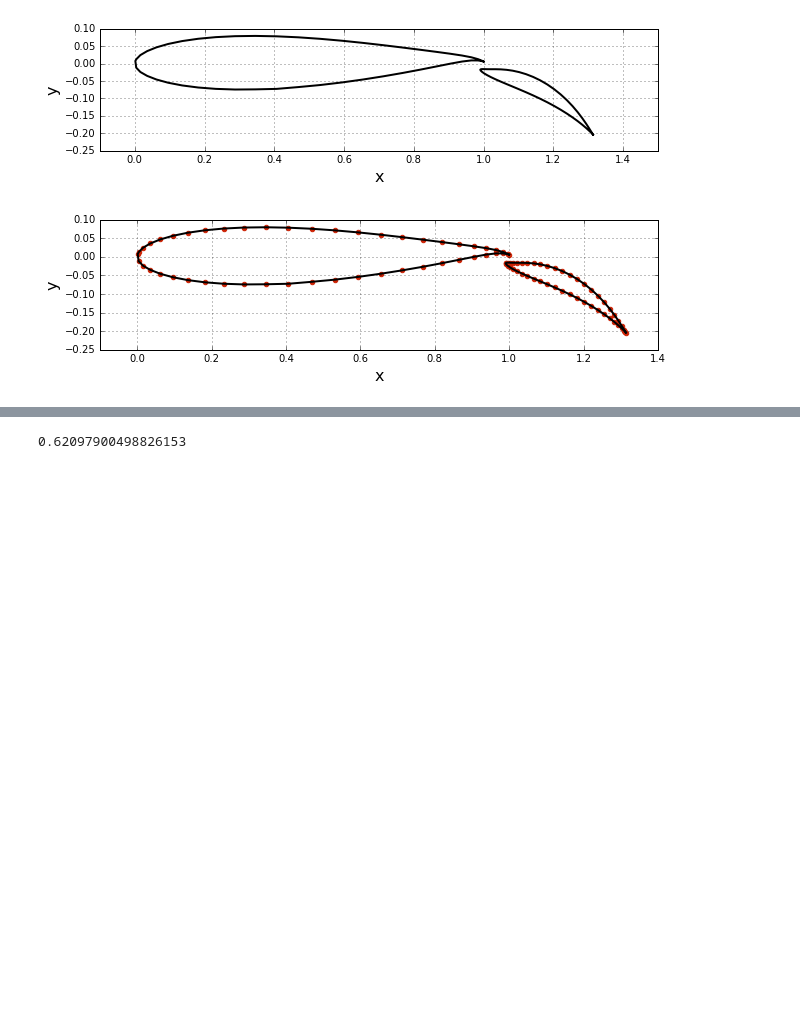
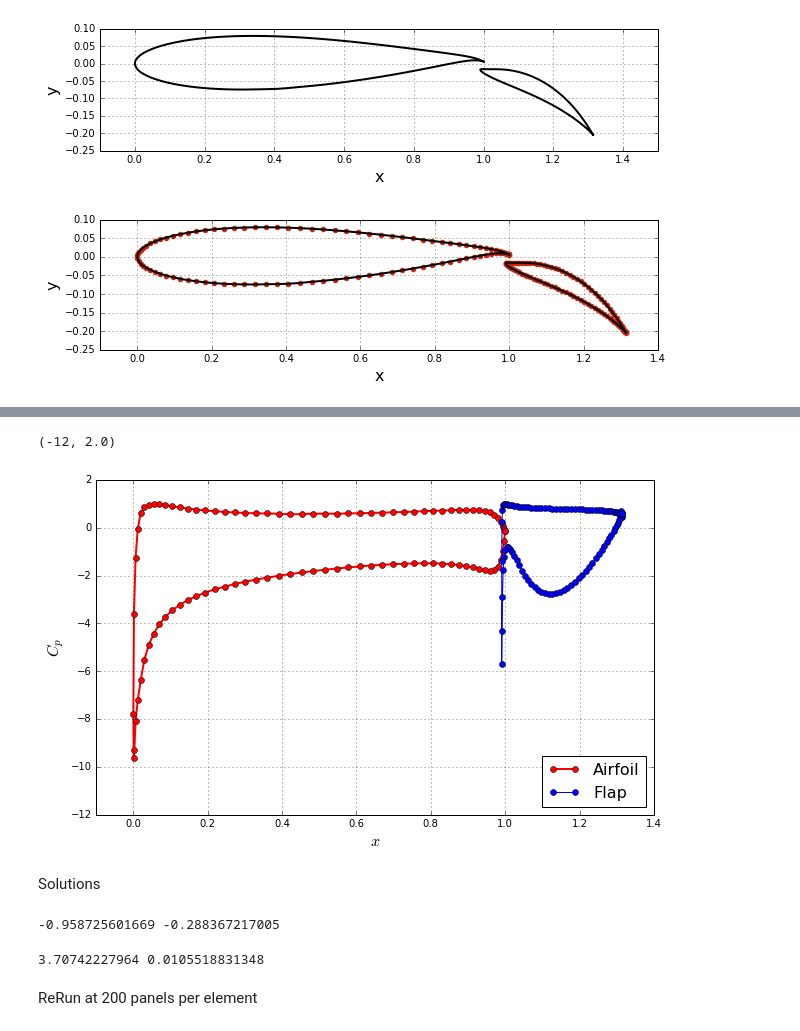
Before and after one commit to Dmphelps89/mae6226, a Jupyter notebook: Assignment_03.ipynb, the cells around one changed output, grey strips where cells are left out. Saved outputs shown, nothing was run; the diff lists cells and outputs as text; code cells hidden in the pictures; blank space fills up the shorter version.

```diff
--- a/Assignment_03.ipynb
+++ b/Assignment_03.ipynb
@@ -105,8 +105,8 @@ def define_panels(x, y, N=40):
 
     return panels
 # %%
-panels1 = define_panels(x1,y1,N=50)
-panels2 = define_panels(x2,y2,N=50)
+panels1 = define_panels(x1,y1,N=(x1.size-1))
+panels2 = define_panels(x2,y2,N=(x2.size-1))
 panels = numpy.concatenate((panels1, panels2))
 # %%
 width = 10
@@ -260,13 +271,13 @@ def kutta_condition(A_source, B_vortex):   # NOT DONE
     return k
 # %%
 def matrix(panels,A_source,B_vortex):
-    N = A_source.shape[0] - 2
+    N = A_source.shape[0]
     A = numpy.empty((A_source.shape[0]+2,A_source.shape[1]+2),dtype=float)
     A[:-2,:-2] = A_source
     #airfoil vortex contribution
-    A[:-2,-1] = numpy.sum(B_vortex[:,:N/2], axis = 1)
+    A[:-2,-2] = numpy.sum(B_vortex[:,:int(N/2)], axis = 1)
     #flap vortex contribution
-    A[:-2,-2] = numpy.sum(B_vortex[:,N/2:], axis = 1)
+    A[:-2,-1] = numpy.sum(B_vortex[:,int(N/2):], axis = 1)
     #airfoil/foil kutta condition
     A[-2:,:] = kutta_condition(A_source,B_vortex)
 
@@ -298,10 +307,10 @@ def build_freestream_rhs(panels, freestream):
         b[i] = -freestream.u_inf * numpy.cos(freestream.alpha - panel.beta)
     # freestream contribution on the Kutta condition for airfoil
     b[-2] = -freestream.u_inf*( numpy.sin(freestream.alpha-panels[0].beta)
-                               +numpy.sin(freestream.alpha-panels[(N/2)-1].beta) )
+                               +numpy.sin(freestream.alpha-panels[int(N/2)-1].beta) )
     # freesteam contribution on the Kutta condition for flap
-    b[-1] = -freestream.u_inf*( numpy.sin(freestream.alpha-panels[(N/2)].beta)
-                               +numpy.sin(freestream.alpha-panels[N-1].beta) )
+    b[-1] = -freestream.u_inf*( numpy.sin(freestream.alpha-panels[int(N/2)].beta)
+                               +numpy.sin(freestream.alpha-panels[int(N)-1].beta) )
     return b
 # %%
 A = matrix(panels,A_source,B_vortex)
@@ -313,4 +318,6 @@ gamma_airfoil
-# %%
-gamma_flap
-# %% [output]
-0.62097900498826153
+# %%
+strengths = numpy.linalg.solve(A,b)
+
+for i , panel in enumerate(panels):
+    panel.sigma = strengths[i]
+gamma = strengths[-2:]
@@ -316,0 +380,41 @@ gamma_flap
+# %%
+# plot surface pressure coefficient
+N = panels.size
+air,flap = panels[:int(N/2)] , panels[int(N/2):]
+pyplot.figure(figsize=(10, 6))
+pyplot.grid()
+pyplot.xlabel('$x$', fontsize=16)
+pyplot.ylabel('$C_p$', fontsize=16)
+pyplot.plot([panel.xc for panel in  air],
+            [panel.cp for panel in  air],
+            label='Airfoil',
+            color='r', linestyle='-', linewidth=2, marker='o', markersize=6)
+pyplot.plot([panel.xc for panel in  flap],
+            [panel.cp for panel in  flap],
+            label= 'Flap',
+            color='b', linestyle='-', linewidth=1, marker='o', markersize=6)
+pyplot.legend(loc='best', prop={'size':16})
+pyplot.xlim(-0.1, 1.4)
+pyplot.ylim(-12, 2.0)
+# %% [output]
+(-12, 2.0)
+[figure, added]
+# %% [markdown]
+Solutions
+# %%
+sol1 = air[2].cp
+sol2 = flap[9].cp
+print(sol1,sol2)
+# %% [output]
+-0.958725601669 -0.288367217005
+# %%
+lift_tot1 = 0
+drag_tot1 = 0
+for panel in panels:
+    lift_tot1 -= panel.cp*panel.length*numpy.sin(panel.beta)
+    drag_tot1 += panel.cp*panel.length*numpy.cos(panel.beta)
+print(lift_tot1,drag_tot1)
+# %% [output]
+3.70742227964 0.0105518831348
+# %% [markdown]
+ReRun at 200 panels per element
```
Also changed, not shown: parts of 15 cells of this notebook, 4 other files.
